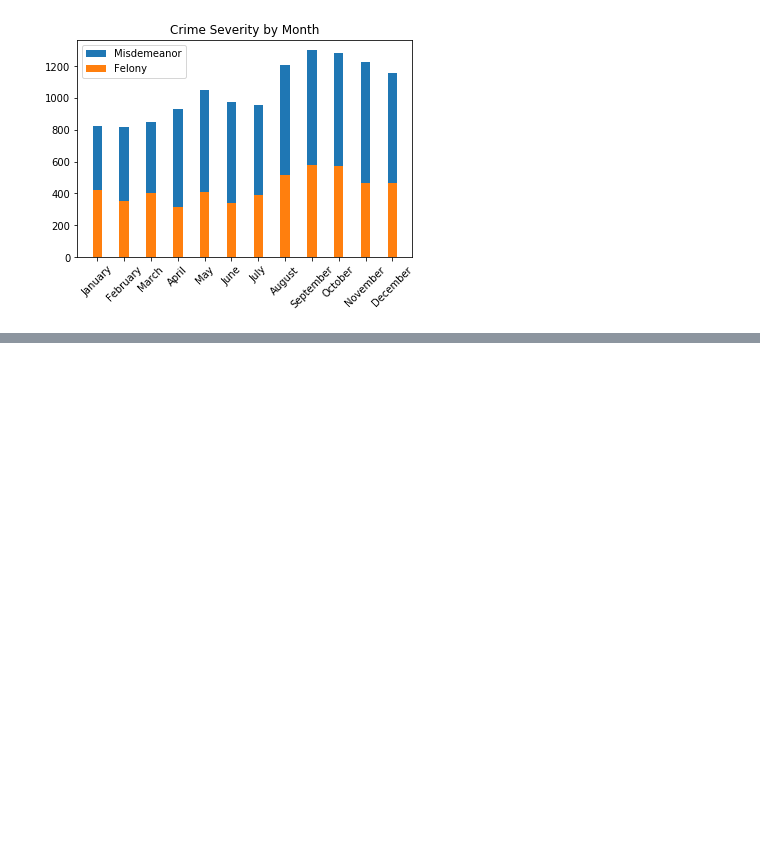
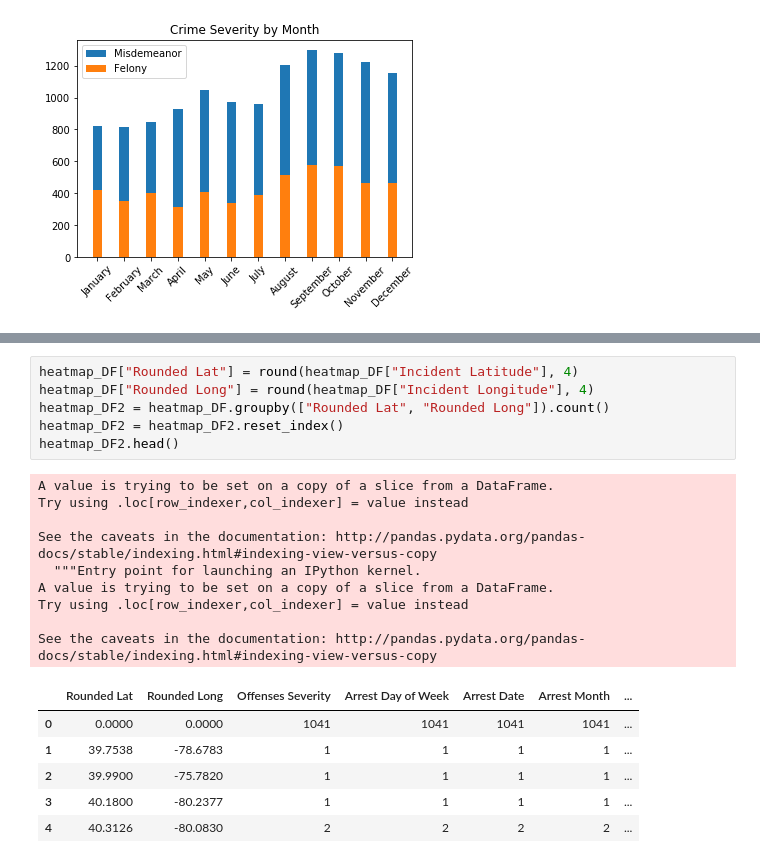
Before and after one commit to Emaway/Group-Project-1, a Jupyter notebook: plots.ipynb, the cells around one changed output, grey strips where cells are left out. Saved outputs shown, nothing was run; the diff lists cells and outputs as text; blank space fills up the shorter version.

```diff
--- a/plots.ipynb
+++ b/plots.ipynb
@@ -336,0 +371,22 @@ plt.savefig("Plots/crime_severity_by_month.png")
+# %%
+heatmap_DF["Rounded Lat"] = round(heatmap_DF["Incident Latitude"], 4)
+heatmap_DF["Rounded Long"] = round(heatmap_DF["Incident Longitude"], 4)
+heatmap_DF2 = heatmap_DF.groupby(["Rounded Lat", "Rounded Long"]).count()
+heatmap_DF2 = heatmap_DF2.reset_index()
+heatmap_DF2.head()
+# %% [output]
+A value is trying to be set on a copy of a slice from a DataFrame.
+Try using .loc[row_indexer,col_indexer] = value instead
+
+See the caveats in the documentation: http://pandas.pydata.org/pandas-docs/stable/indexing.html#indexing-view-versus-copy
+  """Entry point for launching an IPython kernel.
+A value is trying to be set on a copy of a slice from a DataFrame.
+Try using .loc[row_indexer,col_indexer] = value instead
+
+See the caveats in the documentation: http://pandas.pydata.org/pandas-docs/stable/indexing.html#indexing-view-versus-copy
+|  | Rounded Lat | Rounded Long | Offenses Severity | Arrest Day of Week | Arrest Date | Arrest Month | ... |
+| 0 | 0.0000 | 0.0000 | 1041 | 1041 | 1041 | 1041 | ... |
+| 1 | 39.7538 | -78.6783 | 1 | 1 | 1 | 1 | ... |
+| 2 | 39.9900 | -75.7820 | 1 | 1 | 1 | 1 | ... |
+| 3 | 40.1800 | -80.2377 | 1 | 1 | 1 | 1 | ... |
+| 4 | 40.3126 | -80.0830 | 2 | 2 | 2 | 2 | ... |
```
Also changed, not shown: parts of 13 cells of this notebook.
